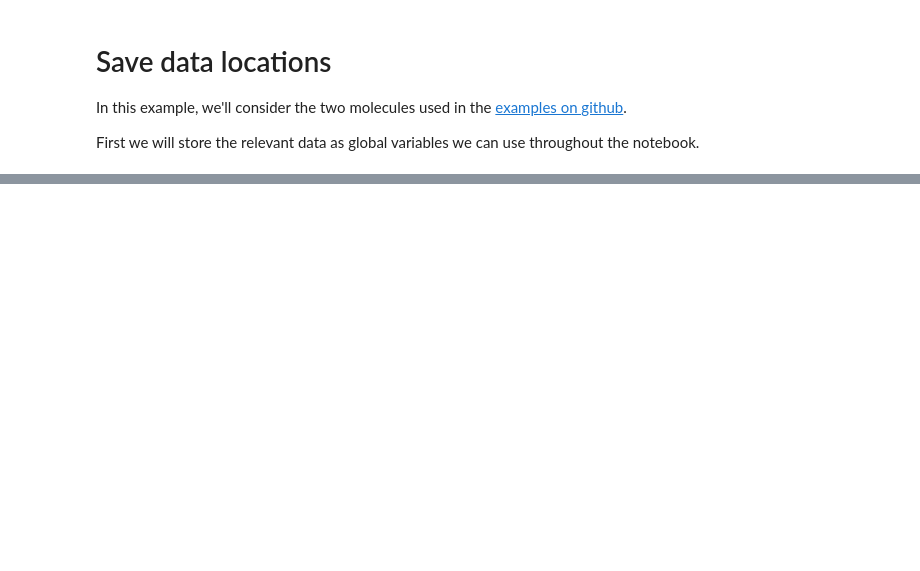
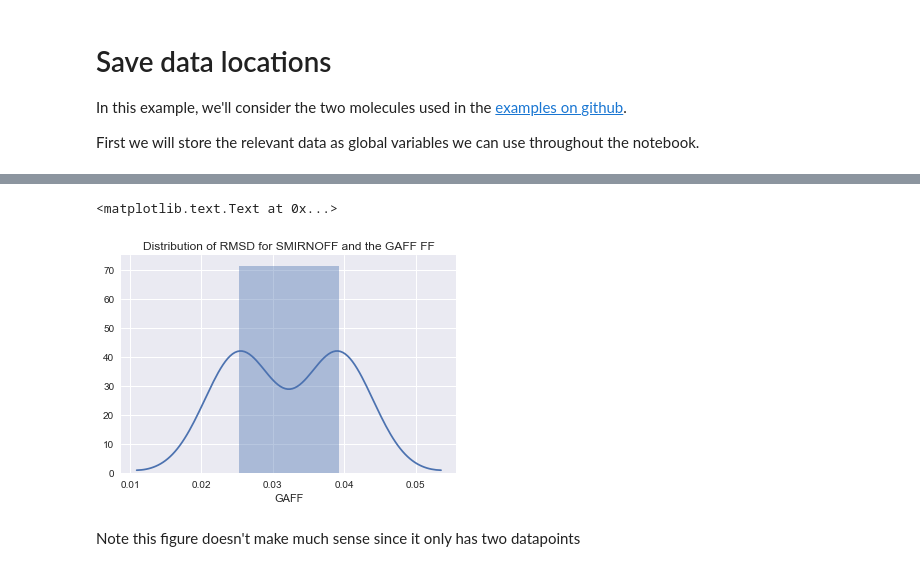
Before and after one commit to MobleyLab/off-ffcompare, a Jupyter notebook: example_analysis.ipynb, the cells around one changed output, grey strips where cells are left out. Drawn from its saved outputs; the diff is of its cells as text; code cells hidden in the pictures; blank space fills up the shorter version.

Commit message:
finished commentary on jupyter notebook

```diff
--- a/example_analysis.ipynb
+++ b/example_analysis.ipynb
@@ -223,0 +107,4 @@ f2.savefig('bond_angles.png')
+# %%
+SMI_FILE = './examples/example_molecules.smi'
+MOL_DICT = smi_file_to_mol_dict(SMI_FILE)
+RMSD_FILE = './examples/RMSD.txt'
@@ -223,0 +153,12 @@ f2.savefig('bond_angles.png')
+# %%
+# 2. Add a Molecules column to the dataframe and visualize the columns with oenotebook
+# -------------------------------------------------------------------------------------
+# add a colum to the pandas dataframe for the molecules object.
+# We do this by declaring the name of the new column and using the apply function
+#     to apply the command to all entries in a given column
+df['mols'] = df.MolName.apply(lambda x: MOL_DICT[x])
+
+# oenotebook lets you visualize molecules in a database
+# be aware that you probably don't want to do this with a LARGE dataframe
+# or you'll run out of memory in the notebook so you might want to slice the dataframe before this in the future
+oenb.render_dataframe(df, mol_col='mols') # default for mol_col is 'Molecule'
@@ -223,0 +167,13 @@ f2.savefig('bond_angles.png')
+# %%
+# 2.5 - add additional columns to the dataframe
+# --------------------------------------------------
+# We can add more colums to the dataframe using functions from the oechem toolkit
+# If there is something you want to know about the molecule, oechem can probably calculate it
+df['MW'] = df.mols.apply(oechem.OECalculateMolecularWeight)
+df['heavy'] = df.mols.apply(lambda x: oechem.OECount(x, oechem.OEIsHeavy()))
+df['rotatable'] = df.mols.apply(lambda x: oechem.OECount(x, oechem.OEIsRotor()))
+
+# You can view a subset of the data in the oenotebook visualization if you want,
+# by specifying a list of columns
+view_cols = ['mols', 'rotatable', 'heavy', 'GAFF']
+oenb.render_dataframe(df[view_cols], mol_col='mols')
@@ -223,0 +182,17 @@ f2.savefig('bond_angles.png')
+# %%
+# 3. Use Seaborn to make a histogram plot
+# ---------------------------------------------
+# pick a forcefield:
+FF = 'GAFF'
+# make the plot
+f = sns.plt.figure()
+ax = sns.distplot(df[FF])
+ax.set_title("Distribution of RMSD for SMIRNOFF and the %s FF" % FF)
+# If you want to save the figure use:
+# f.savefig('/path/to/plot_file.png')
+# this should support most image file formats (pdf, png, jpeg?)
+# %% [output]
+<matplotlib.text.Text at 0x...>
+[figure, added]
+# %% [markdown]
+Note this figure doesn't make much sense since it only has two datapoints
```
Also changed, not shown: parts of 25 cells of this notebook.
